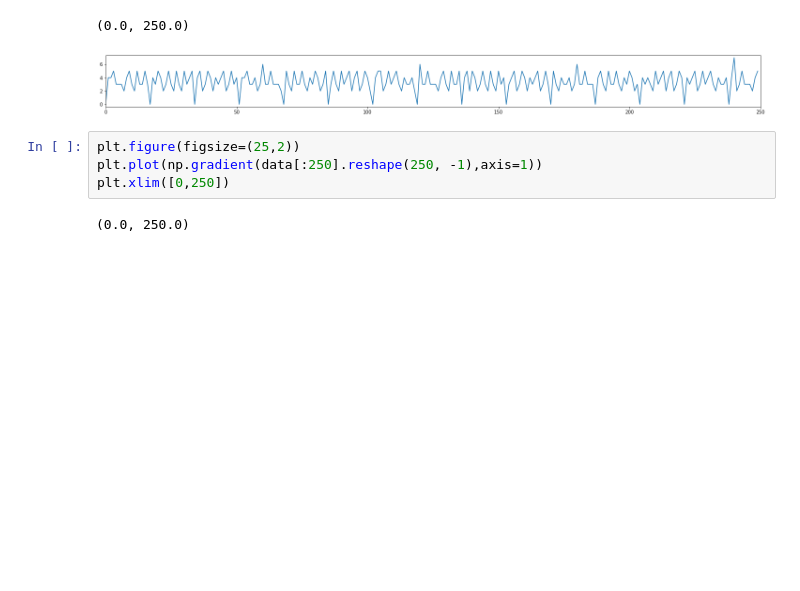
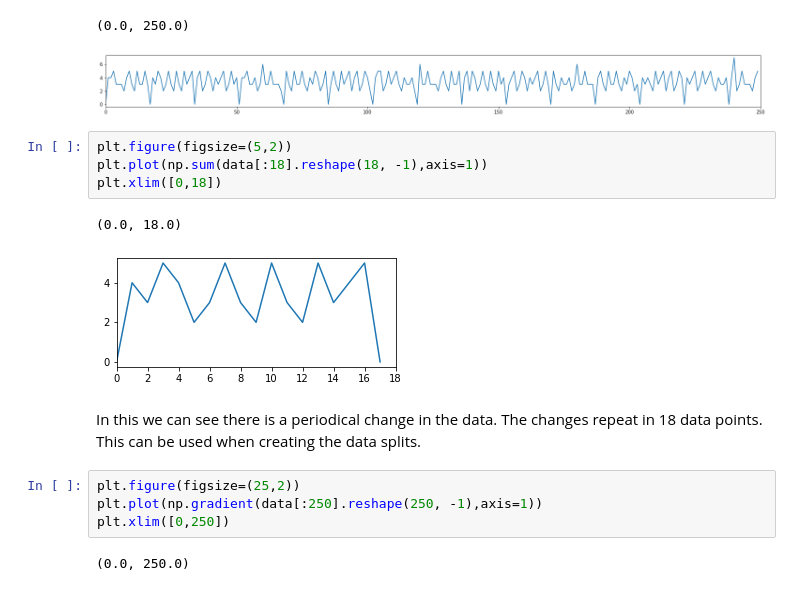
Before and after one commit to AnilOsmanTur/Spatio-Temporal-Event-Prediction, a Jupyter notebook: Data_Exploration.ipynb, the cells around one changed output. Saved outputs shown, nothing was run; the diff lists cells and outputs as text; blank space fills up the shorter version.

```diff
--- a/Data_Exploration.ipynb
+++ b/Data_Exploration.ipynb
@@ -49,6 +77,15 @@ plt.xlim([0,250])
 # %% [output]
 (0.0, 250.0)
 [figure]
+# %%
+plt.figure(figsize=(5,2))
+plt.plot(np.sum(data[:18].reshape(18, -1),axis=1))
+plt.xlim([0,18])
+# %% [output]
+(0.0, 18.0)
+[figure, added]
+# %% [markdown]
+In this we can see there is a periodical change in the data. The changes repeat in 18 data points. This can be used when creating the data splits.
 # %%
 plt.figure(figsize=(25,2))
 plt.plot(np.gradient(data[:250].reshape(250, -1),axis=1))
```
Also changed, not shown: parts of 3 cells of this notebook.
